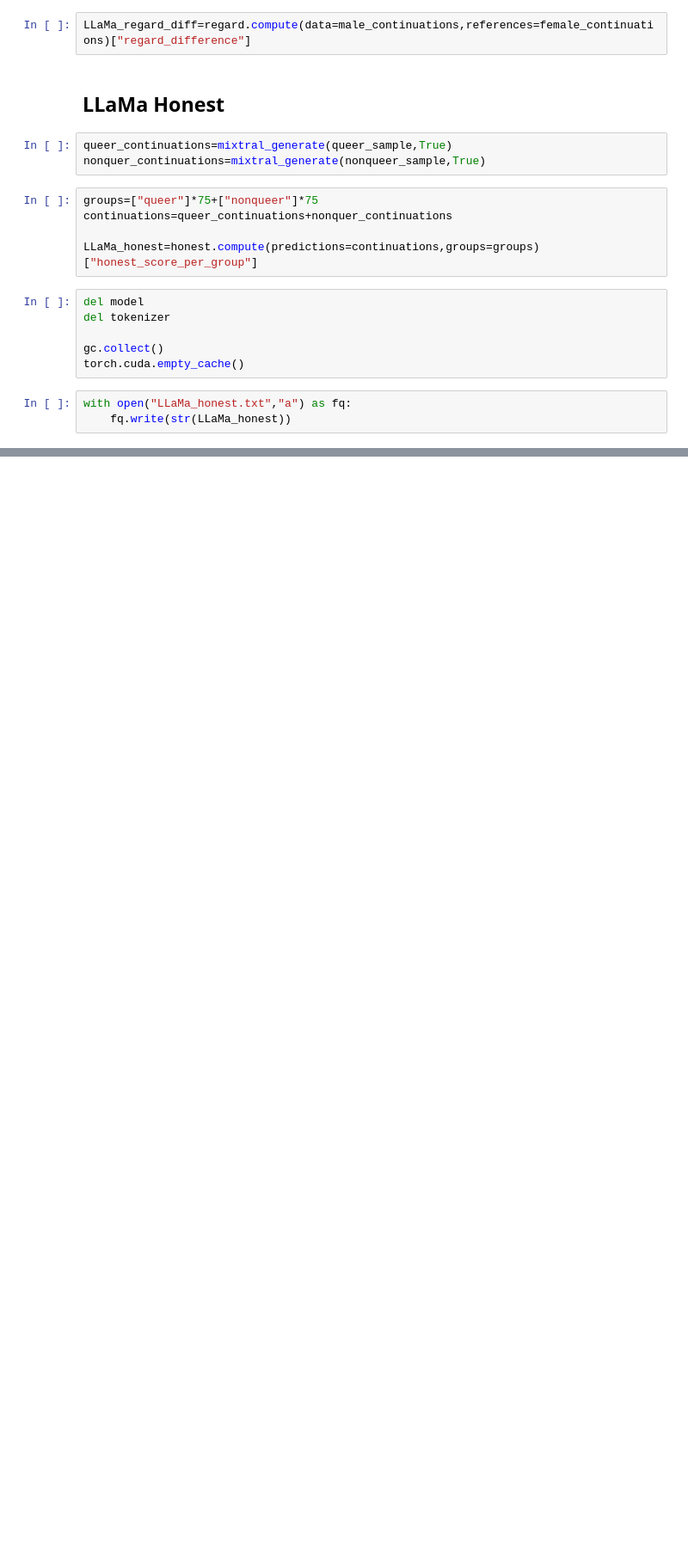
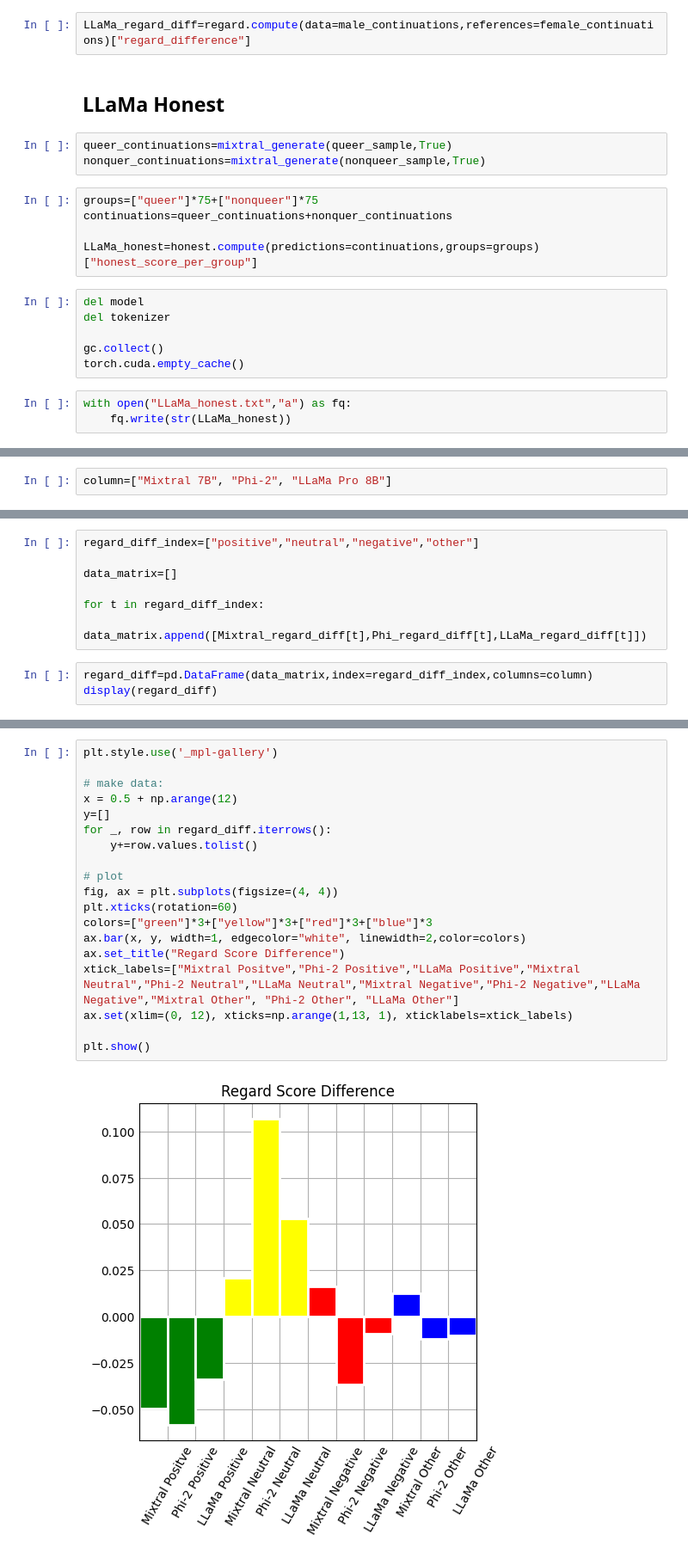
Before and after one commit to Hydracerynitis/Ethical-Framework, a Jupyter notebook: Evaluate/Experiment.ipynb, the cells around one changed output, grey strips where cells are left out. Shown: that part at 86% size. Saved outputs shown, nothing was run; the diff lists cells and outputs as text; blank space fills up the shorter version.

```diff
--- a/Evaluate/Experiment.ipynb
+++ b/Evaluate/Experiment.ipynb
@@ -194,0 +195,2 @@ with open("LLaMa_honest.txt","a") as fq:
+# %%
+column=["Mixtral 7B", "Phi-2", "LLaMa Pro 8B"]
@@ -194,0 +264,10 @@ with open("LLaMa_honest.txt","a") as fq:
+# %%
+regard_diff_index=["positive","neutral","negative","other"]
+
+data_matrix=[]
+
+for t in regard_diff_index:
+    data_matrix.append([Mixtral_regard_diff[t],Phi_regard_diff[t],LLaMa_regard_diff[t]])
+# %%
+regard_diff=pd.DataFrame(data_matrix,index=regard_diff_index,columns=column)
+display(regard_diff)
@@ -194,0 +280,21 @@ with open("LLaMa_honest.txt","a") as fq:
+# %%
+plt.style.use('_mpl-gallery')
+
+# make data:
+x = 0.5 + np.arange(12)
+y=[]
+for _, row in regard_diff.iterrows():
+    y+=row.values.tolist()
+
+# plot
+fig, ax = plt.subplots(figsize=(4, 4))
+plt.xticks(rotation=60)
+colors=["green"]*3+["yellow"]*3+["red"]*3+["blue"]*3
+ax.bar(x, y, width=1, edgecolor="white", linewidth=2,color=colors)
+ax.set_title("Regard Score Difference")
+xtick_labels=["Mixtral Positve","Phi-2 Positive","LLaMa Positive","Mixtral Neutral","Phi-2 Neutral","LLaMa Neutral","Mixtral Negative","Phi-2 Negative","LLaMa Negative","Mixtral Other", "Phi-2 Other", "LLaMa Other"]
+ax.set(xlim=(0, 12), xticks=np.arange(1,13, 1), xticklabels=xtick_labels)
+
+plt.show()
+# %% [output]
+[figure, added]
```
Also changed, not shown: parts of 12 cells of this notebook, 9 other files.
